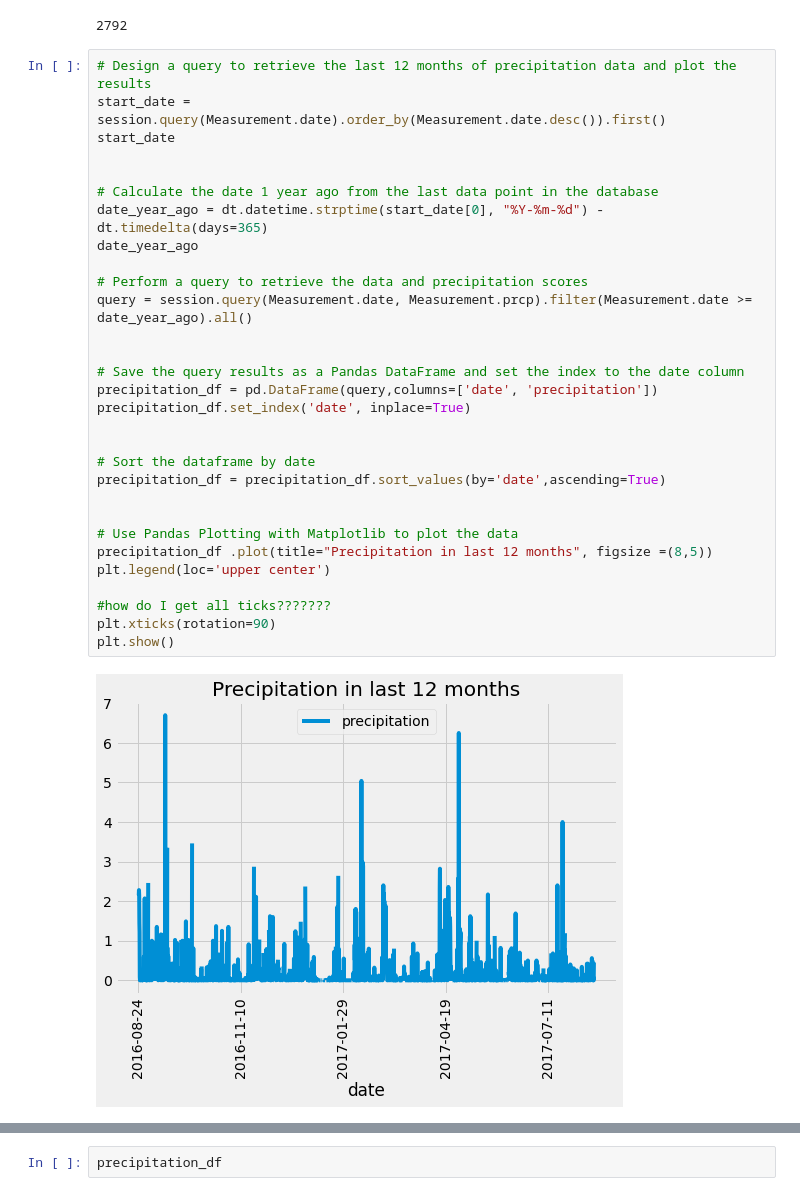
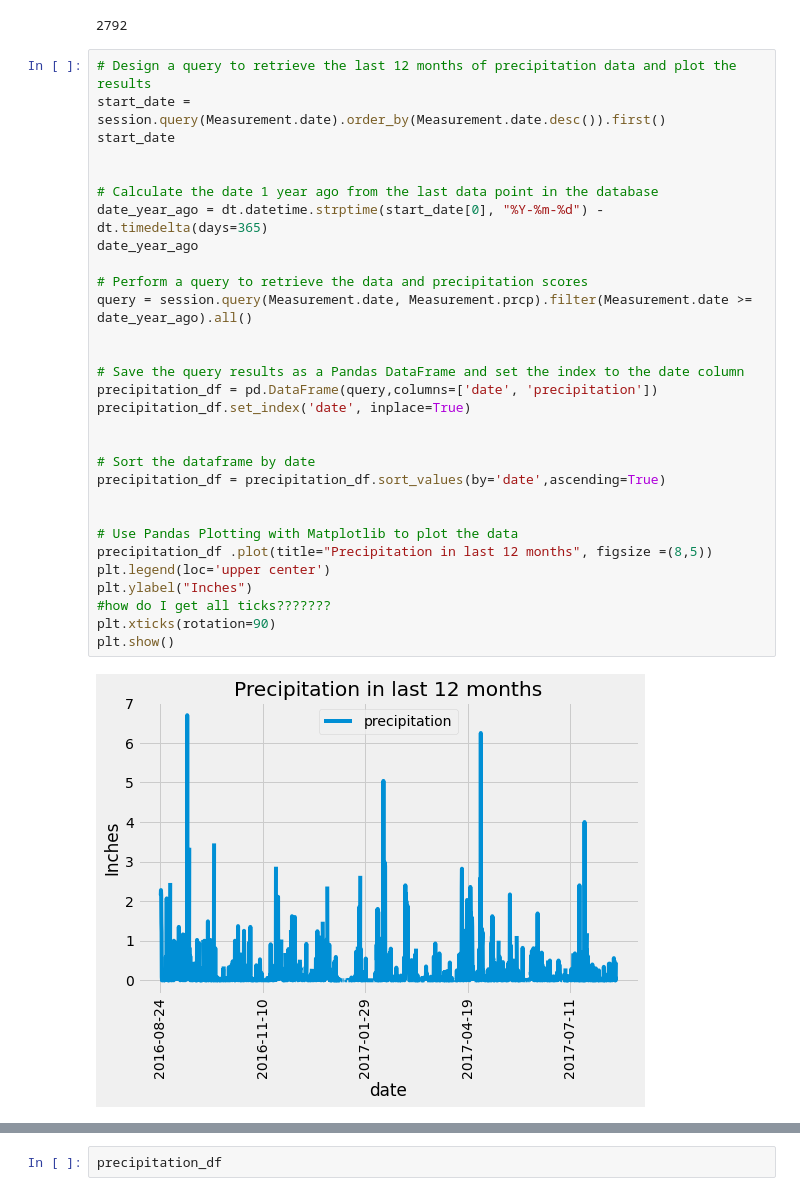
Before and after one commit to MersedehSP/sqlalchemy-challenge, a Jupyter notebook: climate_starter.ipynb, the cells around one changed output, grey strips where cells are left out. Saved outputs shown, nothing was run; the diff lists cells and outputs as text.

```diff
--- a/climate_starter.ipynb
+++ b/climate_starter.ipynb
@@ -63,33 +63,33 @@ print(date_count)
 # %%
 # Design a query to retrieve the last 12 months of precipitation data and plot the results
 start_date = session.query(Measurement.date).order_by(Measurement.date.desc()).first()
 start_date
 
 
 # Calculate the date 1 year ago from the last data point in the database
 date_year_ago = dt.datetime.strptime(start_date[0], "%Y-%m-%d") - dt.timedelta(days=365)
 date_year_ago
 
 # Perform a query to retrieve the data and precipitation scores
 query = session.query(Measurement.date, Measurement.prcp).filter(Measurement.date >= date_year_ago).all()
 
 
 # Save the query results as a Pandas DataFrame and set the index to the date column
 precipitation_df = pd.DataFrame(query,columns=['date', 'precipitation'])
 precipitation_df.set_index('date', inplace=True)
 
 
 # Sort the dataframe by date
 precipitation_df = precipitation_df.sort_values(by='date',ascending=True)
 
 
 # Use Pandas Plotting with Matplotlib to plot the data
 precipitation_df .plot(title="Precipitation in last 12 months", figsize =(8,5))
 plt.legend(loc='upper center')
-
+plt.ylabel("Inches")
 #how do I get all ticks???????
 plt.xticks(rotation=90)
 plt.show()
 # %% [output]
-[figure, old version]
+[figure, new version]
 # %%
```
Also changed, not shown: parts of 8 cells of this notebook.
